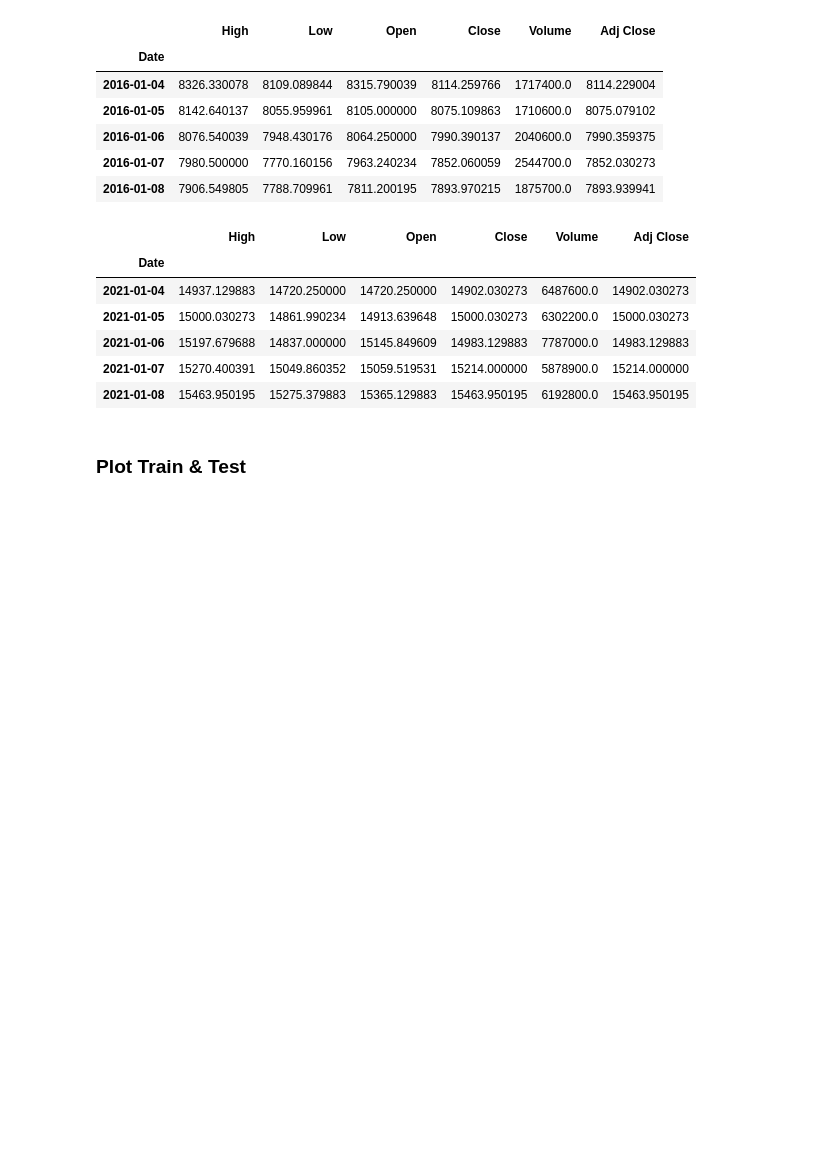
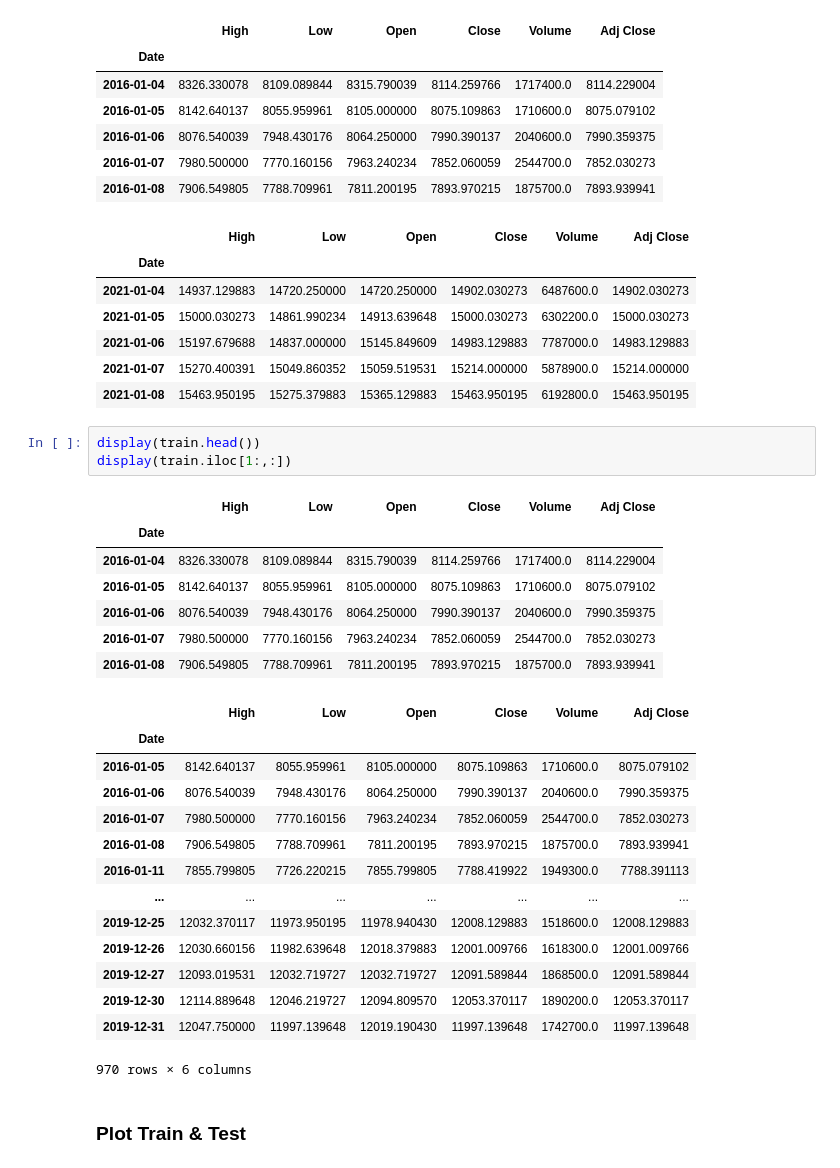
Before and after one commit to yayaya0411/StockPricePrediction, a Jupyter notebook: preprocess_data.ipynb, the cells around one changed output. Cells and saved outputs as stored; diff of their text form; blank space fills up the shorter version.

```diff
--- a/preprocess_data.ipynb
+++ b/preprocess_data.ipynb
@@ -97,6 +97,31 @@ Test Data: data/TWII_test.csv
 | 2021-01-06 | 15197.679688 | 14837.000000 | 15145.849609 | 14983.129883 | 7787000.0 | 14983.129883 |
 | 2021-01-07 | 15270.400391 | 15049.860352 | 15059.519531 | 15214.000000 | 5878900.0 | 15214.000000 |
 | 2021-01-08 | 15463.950195 | 15275.379883 | 15365.129883 | 15463.950195 | 6192800.0 | 15463.950195 |
+# %%
+display(train.head())
+display(train.iloc[1:,:])
+# %% [output]
+|  | High | Low | Open | Close | Volume | Adj Close |
+| Date |  |  |  |  |  |  |
+| 2016-01-04 | 8326.330078 | 8109.089844 | 8315.790039 | 8114.259766 | 1717400.0 | 8114.229004 |
+| 2016-01-05 | 8142.640137 | 8055.959961 | 8105.000000 | 8075.109863 | 1710600.0 | 8075.079102 |
+| 2016-01-06 | 8076.540039 | 7948.430176 | 8064.250000 | 7990.390137 | 2040600.0 | 7990.359375 |
+| 2016-01-07 | 7980.500000 | 7770.160156 | 7963.240234 | 7852.060059 | 2544700.0 | 7852.030273 |
+| 2016-01-08 | 7906.549805 | 7788.709961 | 7811.200195 | 7893.970215 | 1875700.0 | 7893.939941 |
+|  | High | Low | Open | Close | Volume | Adj Close |
+| Date |  |  |  |  |  |  |
+| 2016-01-05 | 8142.640137 | 8055.959961 | 8105.000000 | 8075.109863 | 1710600.0 | 8075.079102 |
+| 2016-01-06 | 8076.540039 | 7948.430176 | 8064.250000 | 7990.390137 | 2040600.0 | 7990.359375 |
+| 2016-01-07 | 7980.500000 | 7770.160156 | 7963.240234 | 7852.060059 | 2544700.0 | 7852.030273 |
+| 2016-01-08 | 7906.549805 | 7788.709961 | 7811.200195 | 7893.970215 | 1875700.0 | 7893.939941 |
+| 2016-01-11 | 7855.799805 | 7726.220215 | 7855.799805 | 7788.419922 | 1949300.0 | 7788.391113 |
+| ... | ... | ... | ... | ... | ... | ... |
+| 2019-12-25 | 12032.370117 | 11973.950195 | 11978.940430 | 12008.129883 | 1518600.0 | 12008.129883 |
+| 2019-12-26 | 12030.660156 | 11982.639648 | 12018.379883 | 12001.009766 | 1618300.0 | 12001.009766 |
+| 2019-12-27 | 12093.019531 | 12032.719727 | 12032.719727 | 12091.589844 | 1868500.0 | 12091.589844 |
+| 2019-12-30 | 12114.889648 | 12046.219727 | 12094.809570 | 12053.370117 | 1890200.0 | 12053.370117 |
+| 2019-12-31 | 12047.750000 | 11997.139648 | 12019.190430 | 11997.139648 | 1742700.0 | 11997.139648 |
+970 rows × 6 columns
 # %% [markdown]
 ### Plot Train & Test
 # %%
```
Also changed, not shown: parts of 1 cell of this notebook, 16 other files.
